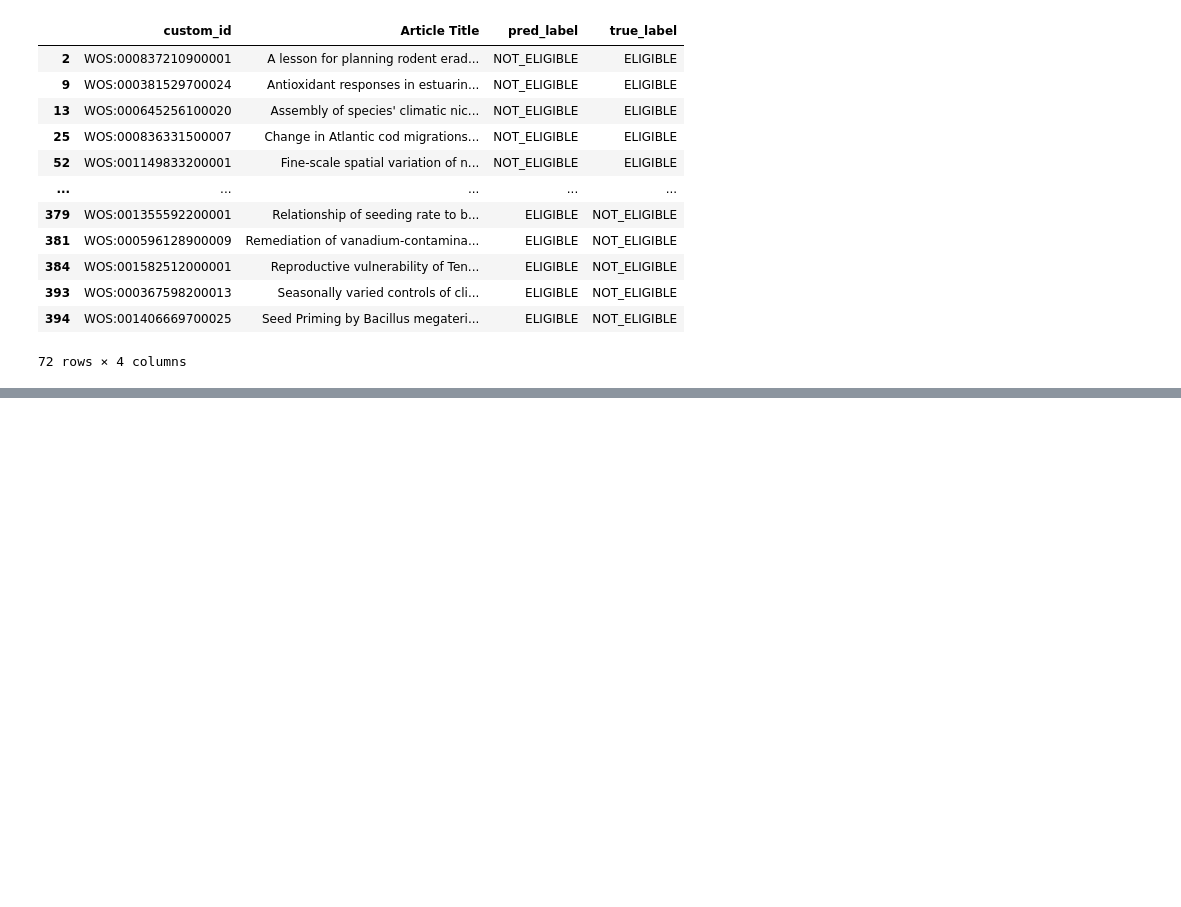
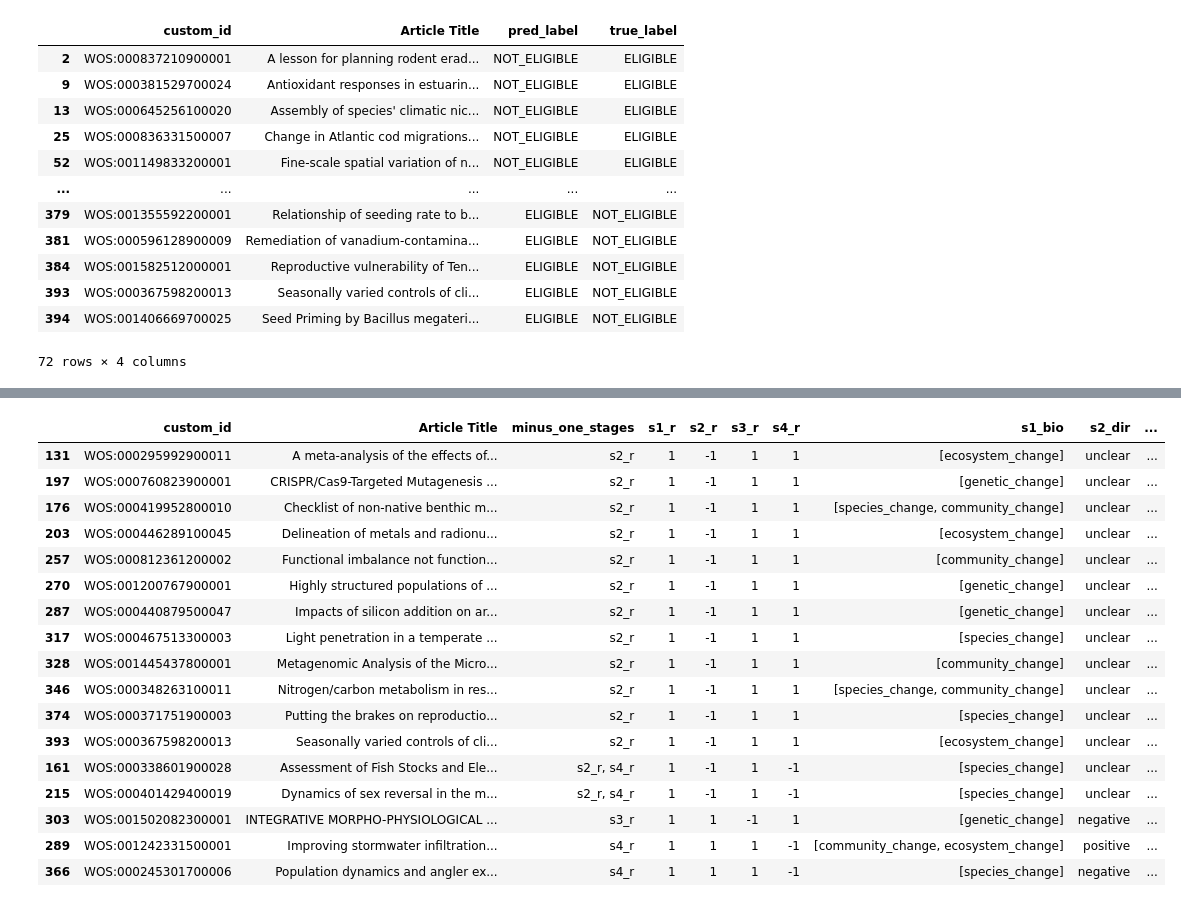
Before and after one commit to hunaindot/biodiversity-change-systematic-map, a Jupyter notebook: notebooks/screening_cc1b.ipynb, the cells around one changed output, grey strips where cells are left out. Saved outputs shown, nothing was run; the diff lists cells and outputs as text; code cells hidden in the pictures; blank space fills up the shorter version.

```diff
--- a/notebooks/screening_cc1b.ipynb
+++ b/notebooks/screening_cc1b.ipynb
@@ -130,0 +147,24 @@ df.loc[df["pred_label"] != df["true_label"], ["custom_id", "Article Title", "pre
+# %%
+stage_cols = ["s1_r", "s2_r", "s3_r", "s4_r"]
+
+false_positives = scored[
+    (scored["pred_label"] == "ELIGIBLE")
+    & (scored["true_label"] == "NOT_ELIGIBLE")
+].copy()
+
+false_positives["has_minus_one"] = false_positives[stage_cols].eq(-1).any(axis=1)
+false_positives["minus_one_stages"] = false_positives.apply(
+    lambda row: ", ".join(col for col in stage_cols if row[col] == -1) or "none",
+    axis=1,
+)
+
+minus_one_summary = pd.DataFrame(
+    [
+        {
+            "fp_total": len(false_positives),
+            "fp_with_any_minus_one": int(false_positives["has_minus_one"].sum()),
+            "fp_without_minus_one": int((~false_positives["has_minus_one"]).sum()),
+        }
+    ]
+)
+minus_one_summary
@@ -130,0 +218,38 @@ df.loc[df["pred_label"] != df["true_label"], ["custom_id", "Article Title", "pre
+# %%
+title_col = "Article Title" if "Article Title" in false_positives.columns else "title"
+requested_cols = [
+    "custom_id",
+    title_col,
+    "minus_one_stages",
+    *stage_cols,
+    "s1_bio",
+    "s2_dir",
+    "s3_drivers",
+    "s4_link",
+]
+display_cols = [col for col in requested_cols if col in false_positives.columns]
+sort_cols = [col for col in ["minus_one_stages", title_col] if col in false_positives.columns]
+
+false_positives.loc[
+    false_positives["has_minus_one"],
+    display_cols,
+].sort_values(sort_cols)
+# %% [output]
+|  | custom_id | Article Title | minus_one_stages | s1_r | s2_r | s3_r | s4_r | s1_bio | s2_dir | ... |
+| 131 | WOS:000295992900011 | A meta-analysis of the effects of... | s2_r | 1 | -1 | 1 | 1 | [ecosystem_change] | unclear | ... |
+| 197 | WOS:000760823900001 | CRISPR/Cas9-Targeted Mutagenesis ... | s2_r | 1 | -1 | 1 | 1 | [genetic_change] | unclear | ... |
+| 176 | WOS:000419952800010 | Checklist of non-native benthic m... | s2_r | 1 | -1 | 1 | 1 | [species_change, community_change] | unclear | ... |
+| 203 | WOS:000446289100045 | Delineation of metals and radionu... | s2_r | 1 | -1 | 1 | 1 | [ecosystem_change] | unclear | ... |
+| 257 | WOS:000812361200002 | Functional imbalance not function... | s2_r | 1 | -1 | 1 | 1 | [community_change] | unclear | ... |
+| 270 | WOS:001200767900001 | Highly structured populations of ... | s2_r | 1 | -1 | 1 | 1 | [genetic_change] | unclear | ... |
+| 287 | WOS:000440879500047 | Impacts of silicon addition on ar... | s2_r | 1 | -1 | 1 | 1 | [genetic_change] | unclear | ... |
+| 317 | WOS:000467513300003 | Light penetration in a temperate ... | s2_r | 1 | -1 | 1 | 1 | [species_change] | unclear | ... |
+| 328 | WOS:001445437800001 | Metagenomic Analysis of the Micro... | s2_r | 1 | -1 | 1 | 1 | [community_change] | unclear | ... |
+| 346 | WOS:000348263100011 | Nitrogen/carbon metabolism in res... | s2_r | 1 | -1 | 1 | 1 | [species_change, community_change] | unclear | ... |
+| 374 | WOS:000371751900003 | Putting the brakes on reproductio... | s2_r | 1 | -1 | 1 | 1 | [species_change] | unclear | ... |
+| 393 | WOS:000367598200013 | Seasonally varied controls of cli... | s2_r | 1 | -1 | 1 | 1 | [ecosystem_change] | unclear | ... |
+| 161 | WOS:000338601900028 | Assessment of Fish Stocks and Ele... | s2_r, s4_r | 1 | -1 | 1 | -1 | [species_change] | unclear | ... |
+| 215 | WOS:000401429400019 | Dynamics of sex reversal in the m... | s2_r, s4_r | 1 | -1 | 1 | -1 | [species_change] | unclear | ... |
+| 303 | WOS:001502082300001 | INTEGRATIVE MORPHO-PHYSIOLOGICAL ... | s3_r | 1 | 1 | -1 | 1 | [genetic_change] | negative | ... |
+| 289 | WOS:001242331500001 | Improving stormwater infiltration... | s4_r | 1 | 1 | 1 | -1 | [community_change, ecosystem_change] | positive | ... |
+| 366 | WOS:000245301700006 | Population dynamics and angler ex... | s4_r | 1 | 1 | 1 | -1 | [species_change] | negative | ... |
```
Also changed, not shown: parts of 16 cells of this notebook, 21 other files.
